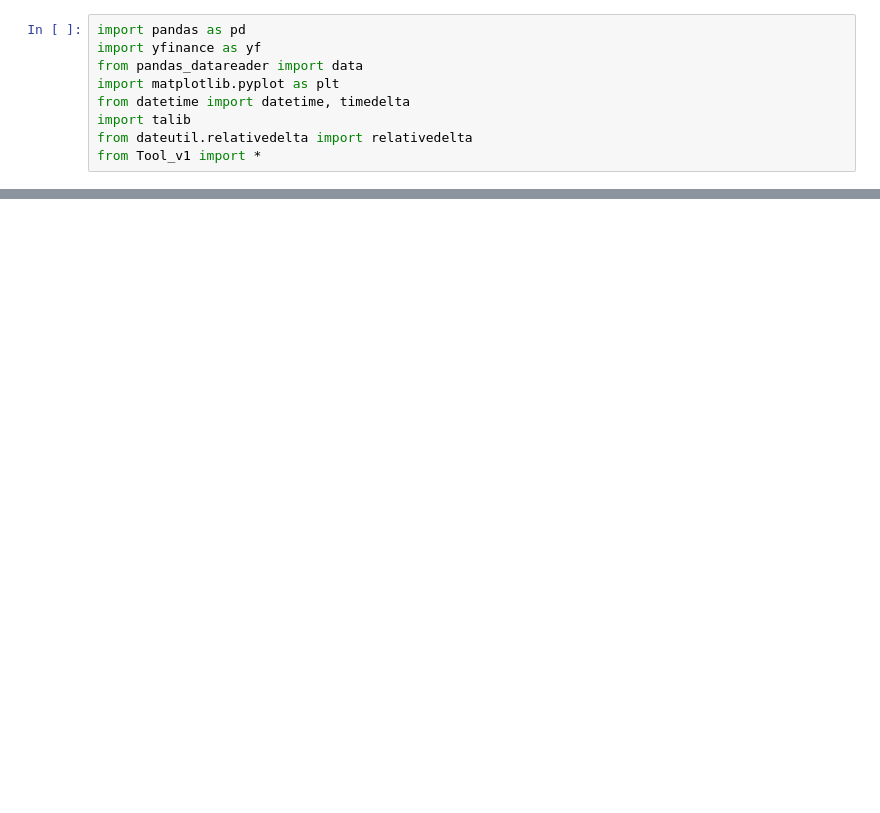
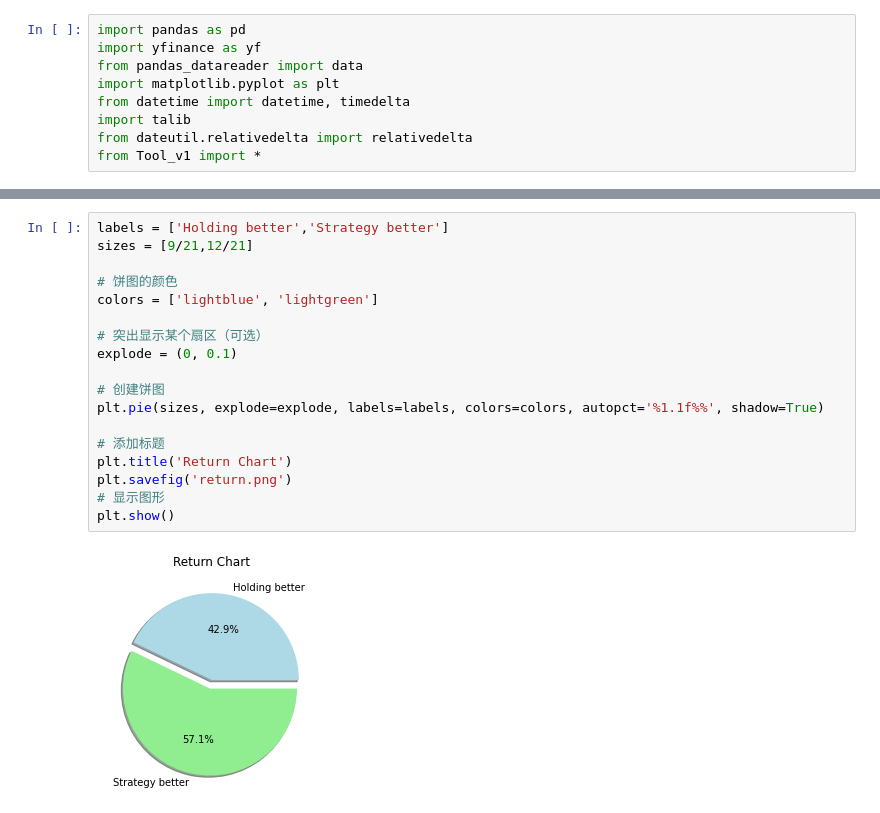
Before and after one commit to Kevinthinker168/ARIN7600-Capstone, a Jupyter notebook: Liangfan Xiao analysis/MACD 单分析.ipynb, the cells around one changed output, grey strips where cells are left out. Saved outputs shown, nothing was run; the diff lists cells and outputs as text; blank space fills up the shorter version.

```diff
--- a/Liangfan Xiao analysis/MACD 单分析.ipynb
+++ b/Liangfan Xiao analysis/MACD 单分析.ipynb
@@ -159,0 +238,20 @@ plt.show()
+# %%
+labels = ['Holding better','Strategy better']
+sizes = [9/21,12/21]
+
+# 饼图的颜色
+colors = ['lightblue', 'lightgreen']
+
+# 突出显示某个扇区（可选）
+explode = (0, 0.1)
+
+# 创建饼图
+plt.pie(sizes, explode=explode, labels=labels, colors=colors, autopct='%1.1f%%', shadow=True)
+
+# 添加标题
+plt.title('Return Chart')
+plt.savefig('return.png')
+# 显示图形
+plt.show()
+# %% [output]
+[figure, added]
```
Also changed, not shown: parts of 11 cells of this notebook.
